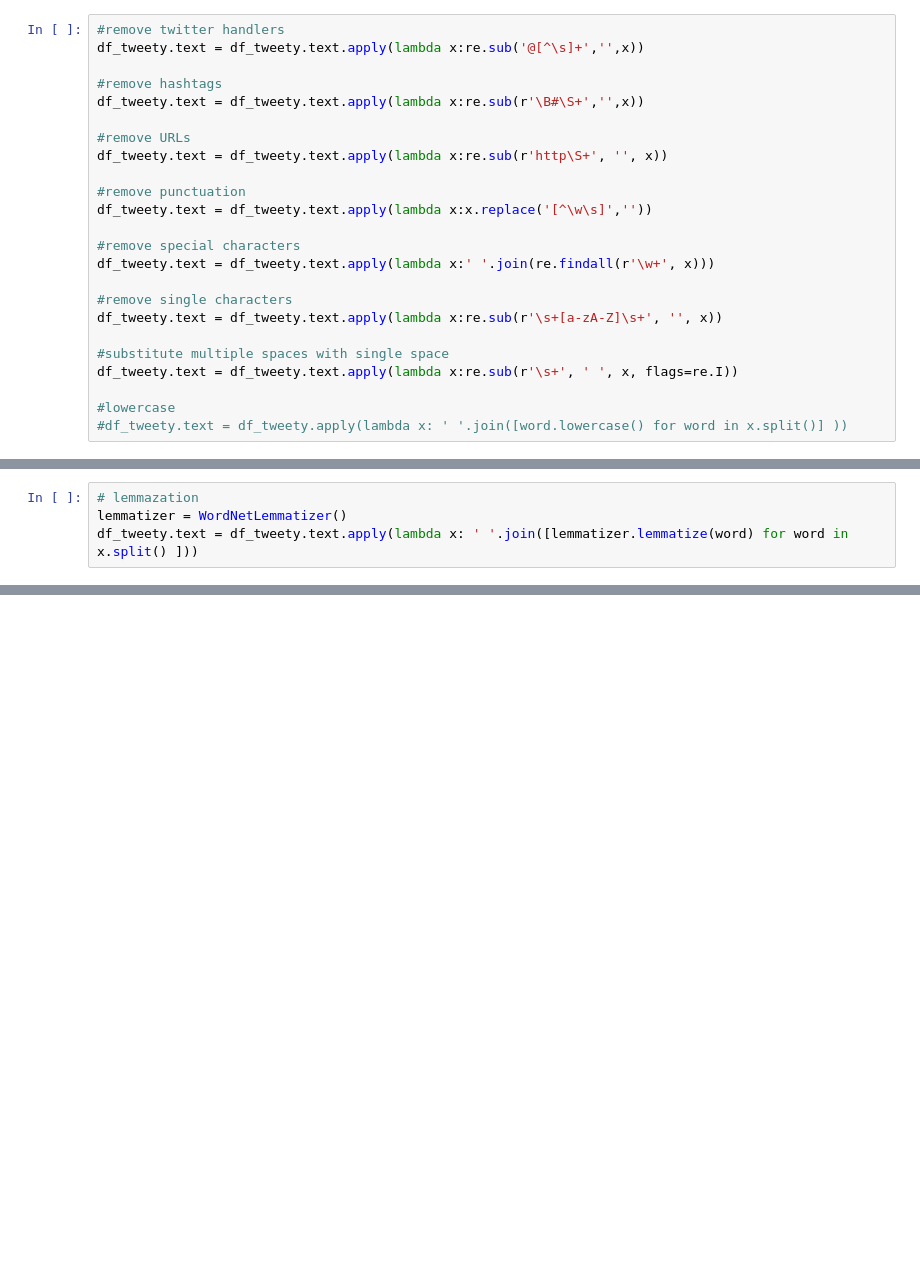
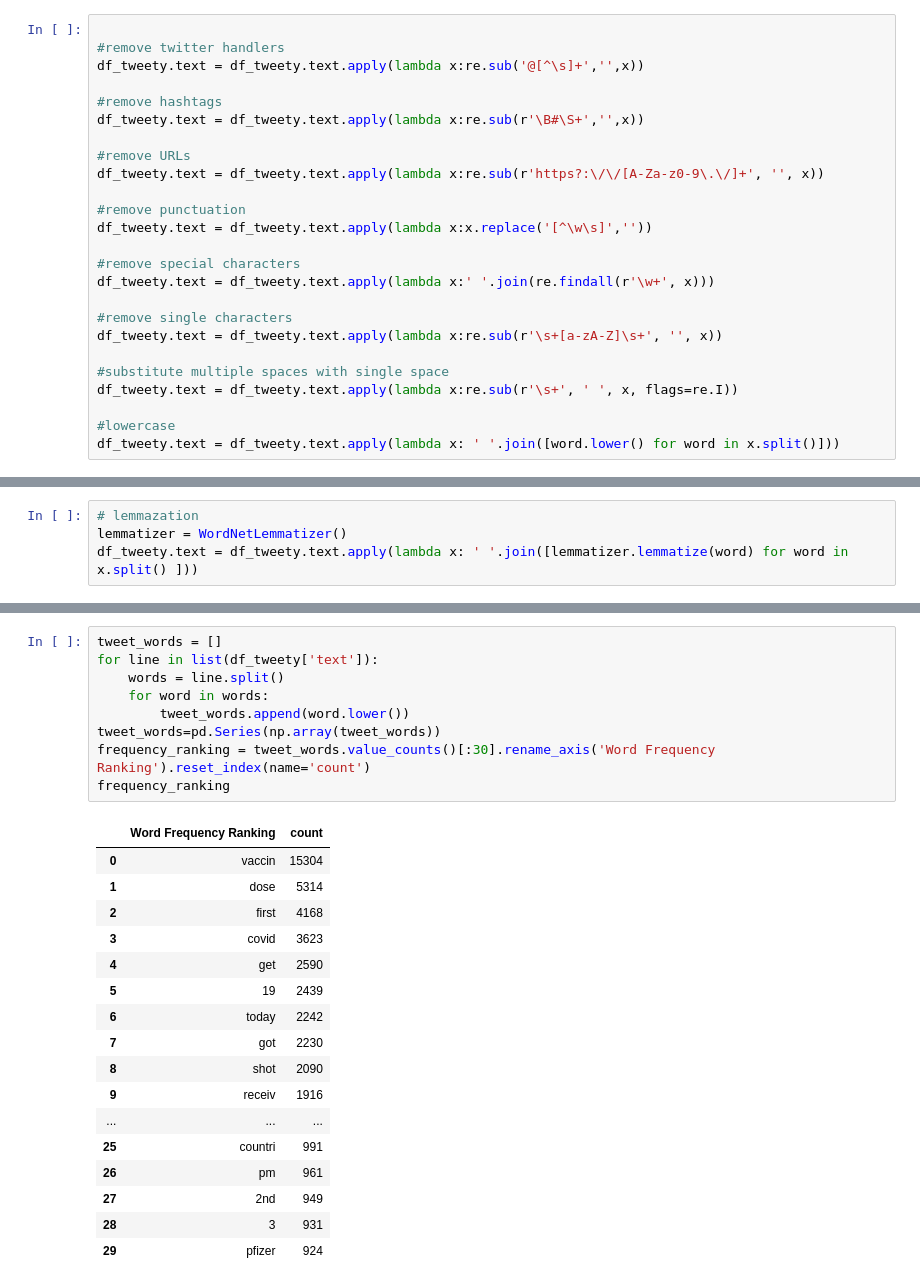
Before and after one commit to BiBa-01/Capstone_Covid, a Jupyter notebook: FirstLookTweety.ipynb, the cells around one changed output, grey strips where cells are left out. Saved outputs shown, nothing was run; the diff lists cells and outputs as text; blank space fills up the shorter version.

```diff
--- a/FirstLookTweety.ipynb
+++ b/FirstLookTweety.ipynb
@@ -240,6 +355,7 @@ Name: text, dtype: object
 # %%
 import string
 # %%
+
 #remove twitter handlers
 df_tweety.text = df_tweety.text.apply(lambda x:re.sub('@[^\s]+','',x))
 
@@ -247,7 +363,7 @@ df_tweety.text = df_tweety.text.apply(lambda x:re.sub('@[^\s]+','',x))
 df_tweety.text = df_tweety.text.apply(lambda x:re.sub(r'\B#\S+','',x))
 
 #remove URLs
-df_tweety.text = df_tweety.text.apply(lambda x:re.sub(r'http\S+', '', x))
+df_tweety.text = df_tweety.text.apply(lambda x:re.sub(r'https?:\/\/[A-Za-z0-9\.\/]+', '', x))
 
 #remove punctuation
 df_tweety.text = df_tweety.text.apply(lambda x:x.replace('[^\w\s]',''))
@@ -262,7 +378,7 @@ df_tweety.text = df_tweety.text.apply(lambda x:re.sub(r'\s+[a-zA-Z]\s+', '', x))
 df_tweety.text = df_tweety.text.apply(lambda x:re.sub(r'\s+', ' ', x, flags=re.I))
 
 #lowercase
-#df_tweety.text = df_tweety.apply(lambda x: ' '.join([word.lowercase() for word in x.split()] ))
+df_tweety.text = df_tweety.text.apply(lambda x: ' '.join([word.lower() for word in x.split()]))
 # %%
 #remove stopwords
 stopwords = nltk.corpus.stopwords.words('english')
@@ -308,0 +420,27 @@ df_tweety.user_location.nunique()
+# %%
+tweet_words = []
+for line in list(df_tweety['text']):
+    words = line.split()
+    for word in words:
+        tweet_words.append(word.lower())
+tweet_words=pd.Series(np.array(tweet_words))
+frequency_ranking = tweet_words.value_counts()[:30].rename_axis('Word Frequency Ranking').reset_index(name='count')
+frequency_ranking
+# %% [output]
+|  | Word Frequency Ranking | count |
+| 0 | vaccin | 15304 |
+| 1 | dose | 5314 |
+| 2 | first | 4168 |
+| 3 | covid | 3623 |
+| 4 | get | 2590 |
+| 5 | 19 | 2439 |
+| 6 | today | 2242 |
+| 7 | got | 2230 |
+| 8 | shot | 2090 |
+| 9 | receiv | 1916 |
+| ... | ... | ... |
+| 25 | countri | 991 |
+| 26 | pm | 961 |
+| 27 | 2nd | 949 |
+| 28 | 3 | 931 |
+| 29 | pfizer | 924 |
```
Also changed, not shown: parts of 27 cells of this notebook.
